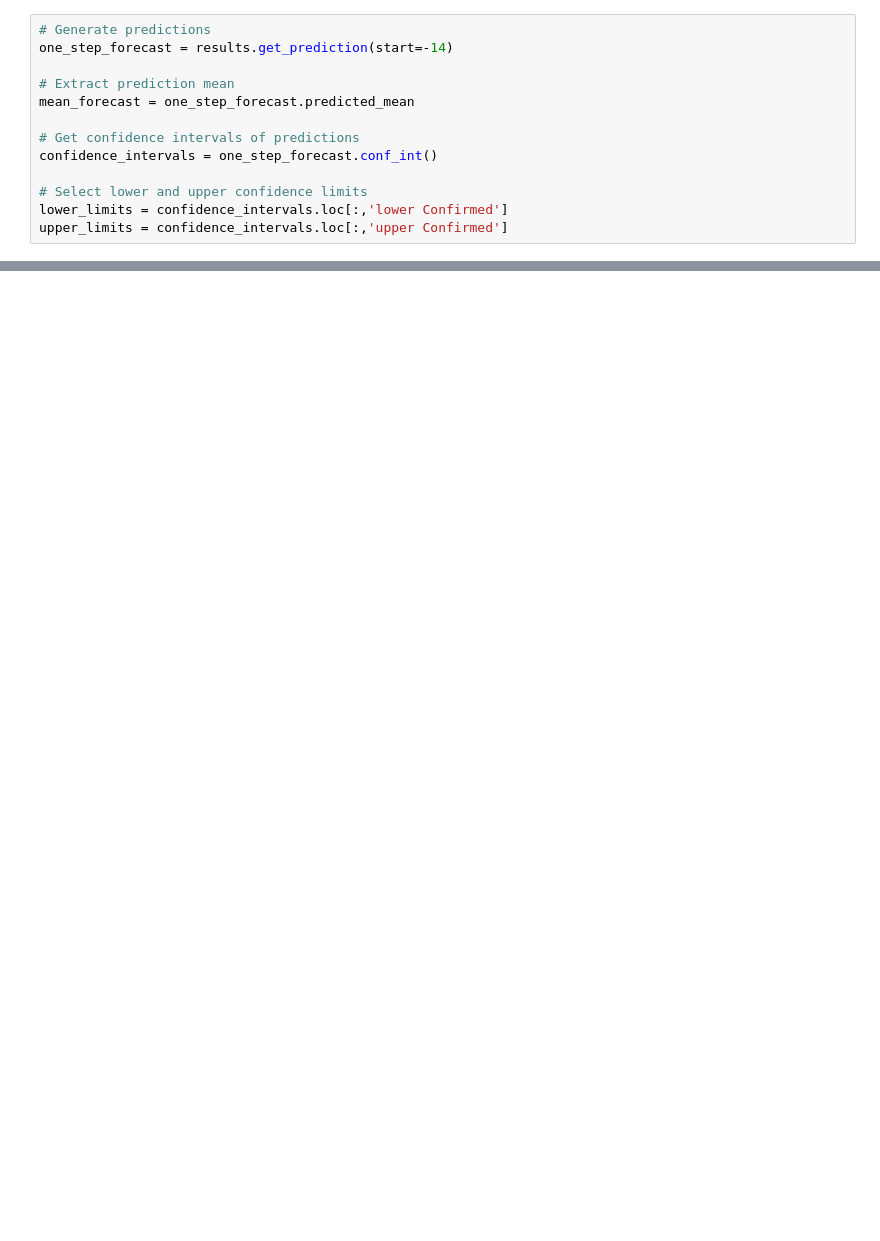
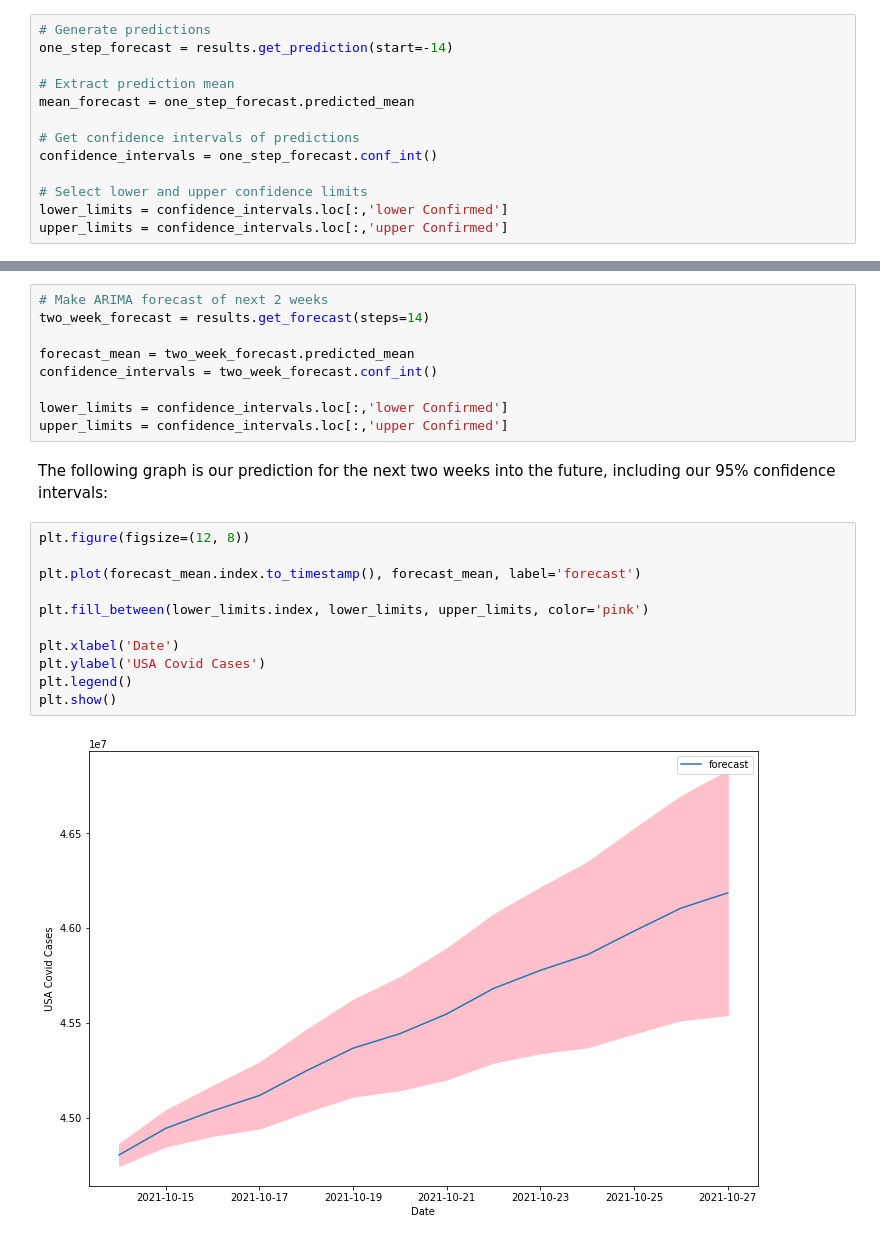
Before and after one commit to leeweiyee/covid_task_aon, a Jupyter notebook: 3_forecasting model/Covid ARIMA model.ipynb, the cells around one changed output, grey strips where cells are left out. Saved outputs shown, nothing was run; the diff lists cells and outputs as text; blank space fills up the shorter version.

```diff
--- a/3_forecasting model/Covid ARIMA model.ipynb
+++ b/3_forecasting model/Covid ARIMA model.ipynb
@@ -218,0 +283,24 @@ plt.show()
+# %%
+# Make ARIMA forecast of next 2 weeks
+two_week_forecast = results.get_forecast(steps=14)
+
+forecast_mean = two_week_forecast.predicted_mean
+confidence_intervals = two_week_forecast.conf_int()
+
+lower_limits = confidence_intervals.loc[:,'lower Confirmed']
+upper_limits = confidence_intervals.loc[:,'upper Confirmed']
+# %% [markdown]
+The following graph is our prediction for the next two weeks into the future, including our 95% confidence intervals:
+# %%
+plt.figure(figsize=(12, 8))
+
+plt.plot(forecast_mean.index.to_timestamp(), forecast_mean, label='forecast')
+
+plt.fill_between(lower_limits.index, lower_limits, upper_limits, color='pink')
+
+plt.xlabel('Date')
+plt.ylabel('USA Covid Cases')
+plt.legend()
+plt.show()
+# %% [output]
+[figure, added]
```
Also changed, not shown: parts of 25 cells of this notebook.
